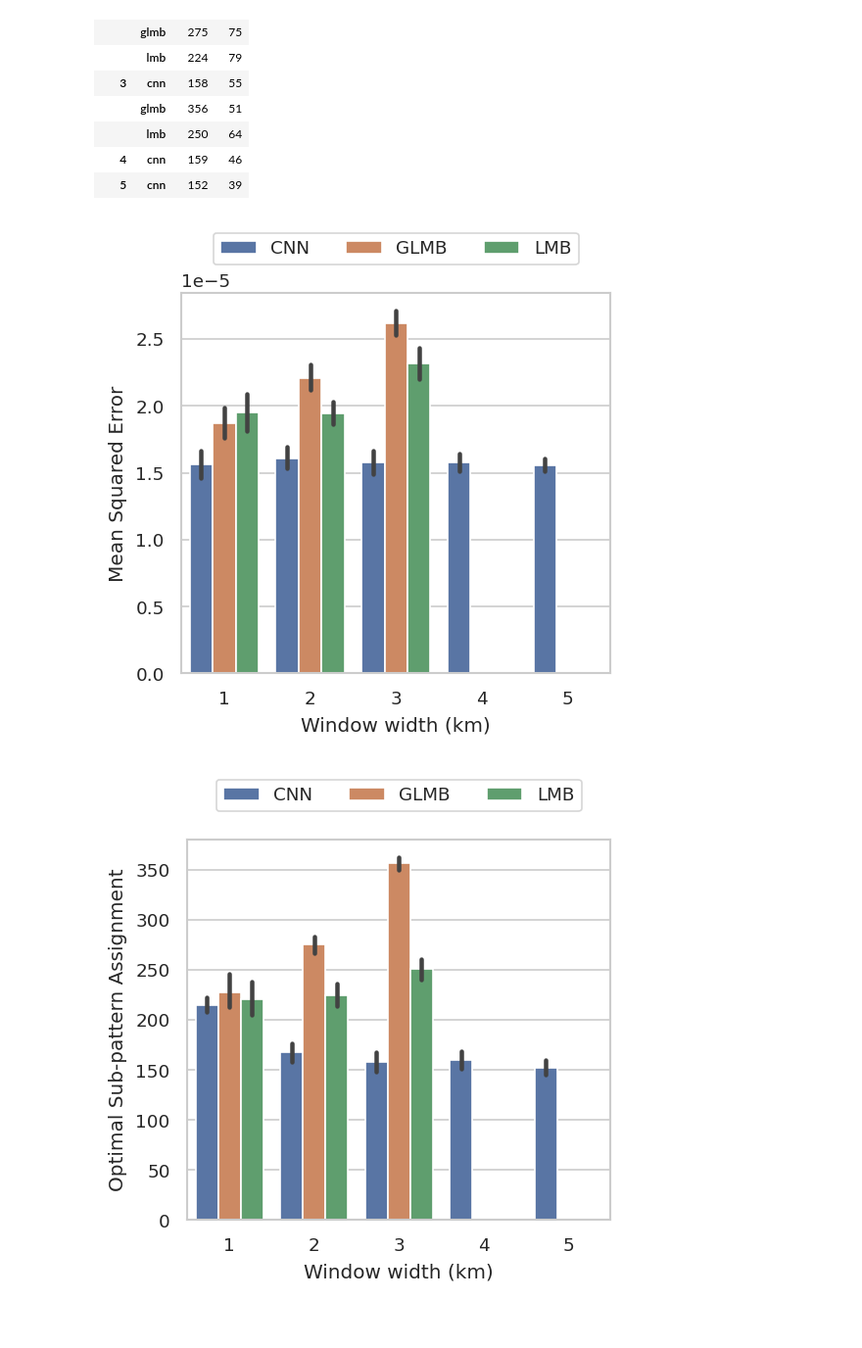
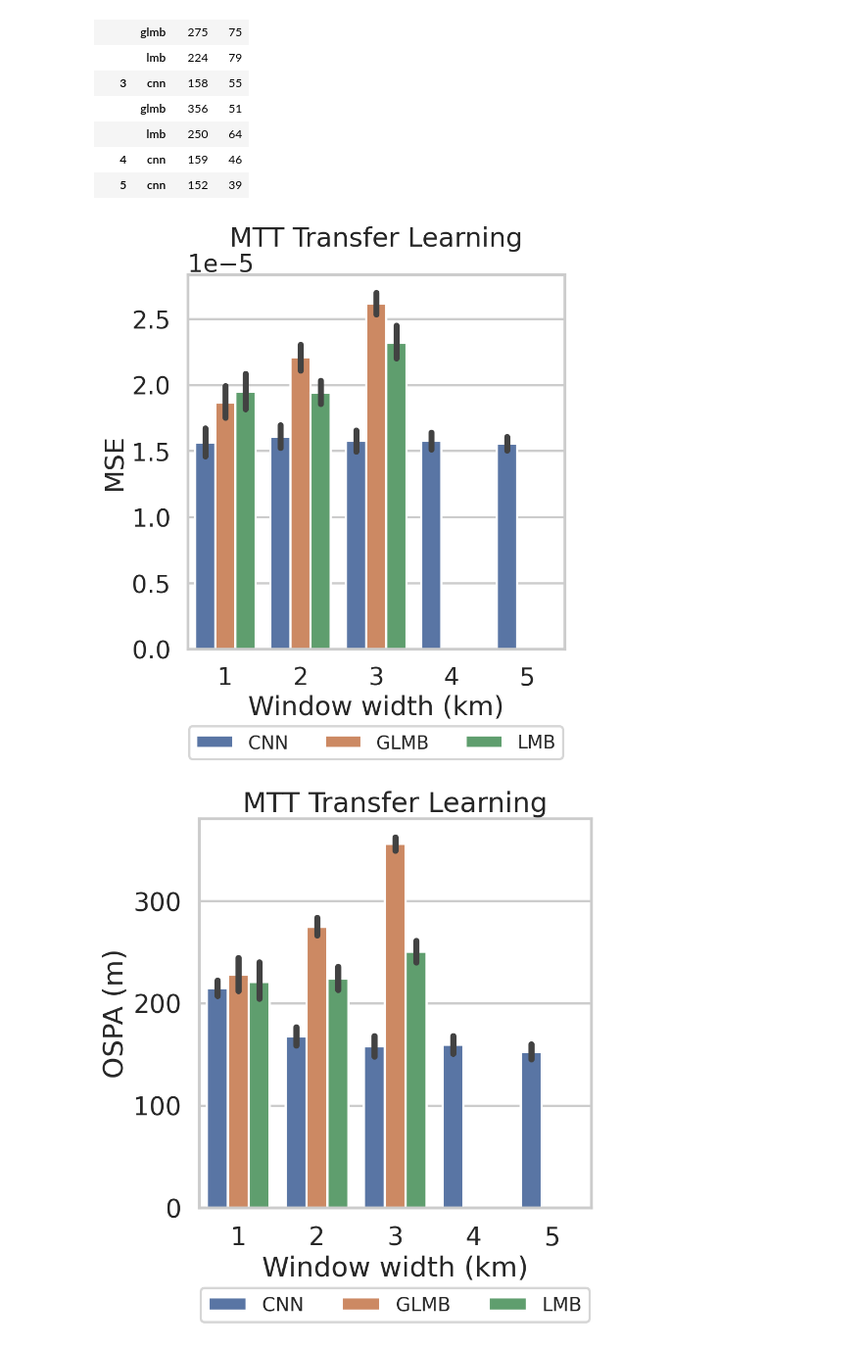
Before and after one commit to Damowerko/mtt, a Jupyter notebook: notebooks/mtt_summary.ipynb, the cells around one changed output. Shown at 98% size. Drawn from its saved outputs; the diff is of its cells as text; code cells hidden in the pictures.

```diff
--- a/notebooks/mtt_summary.ipynb
+++ b/notebooks/mtt_summary.ipynb
@@ -3,14 +3,17 @@ import pandas as pd
 import matplotlib.pyplot as plt
 import seaborn as sns
 
+poster = True
+figscale = 1.75 if poster else 1.0
+
 sns.set_theme(
-    context="paper",
+    context="poster" if poster else "paper",
     style="whitegrid",
     rc={
-        "figure.figsize": (3.5, 3.5),
+        "figure.figsize": (figscale * 3.5, figscale * 3.5),
         "figure.dpi": 150,
         "savefig.dpi": 1000,
-        "figure.constrained_layout.use": True,
+        # "figure.constrained_layout.use": True,
         "pdf.fonttype": 42,
     },
 )
@@ -43,36 +46,52 @@ df_combined = pd.concat([df_cnn, df_lmb, df_glmb]).reset_index(drop=True)
 # %%
 data = (
     df_combined.groupby(["filter", "scale", "simulation_idx"], as_index=False)
     .mean()
     .replace({"cnn": "CNN", "lmb": "LMB", "glmb": "GLMB"})
 )
 
 plt.figure()
 sns.barplot(data=data, x="scale", y="mse", hue="filter", errorbar="ci")
-plt.legend(loc="lower center", bbox_to_anchor=(0.5, 1.05), ncol=3, title=None)
-plt.ylabel("Mean Squared Error")
+plt.legend(
+    loc="center",
+    bbox_to_anchor=(1.1, -0.3, -1.2, 0.1),
+    ncols=3,
+    title=None,
+    fontsize="x-small" if poster else None,
+)
+plt.ylabel("MSE" if poster else "Mean Squared Error")
 plt.xlabel("Window width (km)")
-plt.savefig("../figures/mtt_mse.pdf")
-plt.savefig("../figures/mtt_mse.png")
+if poster:
+    plt.title("MTT Transfer Learning")
+plt.savefig("../figures/mtt_mse.pdf", bbox_inches="tight")
+plt.savefig("../figures/mtt_mse.png", bbox_inches="tight")
 plt.show()
 
 plt.figure()
 sns.barplot(data=data, x="scale", y="ospa", hue="filter", errorbar="ci")
-plt.legend(loc="lower center", bbox_to_anchor=(0.5, 1.05), ncol=3, title=None)
-plt.ylabel("Optimal Sub-pattern Assignment")
+plt.legend(
+    loc="center",
+    bbox_to_anchor=(1.1, -0.3, -1.2, 0.1),
+    ncols=3,
+    title=None,
+    fontsize="x-small" if poster else None,
+)
+plt.ylabel("OSPA (m)" if poster else "Optimal Sub-pattern Assignment")
 plt.xlabel("Window width (km)")
-plt.savefig("../figures/mtt_ospa.pdf")
-plt.savefig("../figures/mtt_ospa.png")
+if poster:
+    plt.title("MTT Transfer Learning")
+plt.savefig("../figures/mtt_ospa.pdf", bbox_inches="tight")
+plt.savefig("../figures/mtt_ospa.png", bbox_inches="tight")
 plt.show()
 
 # plt.figure()
 # sns.barplot(data=data.query("filter != 'CNN'"), x="scale", y="ospa1", hue="filter", errorbar="ci")
 # plt.legend(loc="lower center", bbox_to_anchor=(0.5, 1.05), ncol=3, title=None)
 # plt.ylabel("Optimal Sub-pattern Assignment (p=1)")
 # plt.xlabel("Window width (km)")
 # plt.savefig("../figures/ospa1.pdf")
 # plt.savefig("../figures/ospa1.png")
 # plt.show()
 # %% [output]
-[figure, old version]
+[figure, new version]
-[figure, old version]
+[figure, new version]
```
Also changed, not shown: parts of 4 cells of this notebook, 3 other files.
